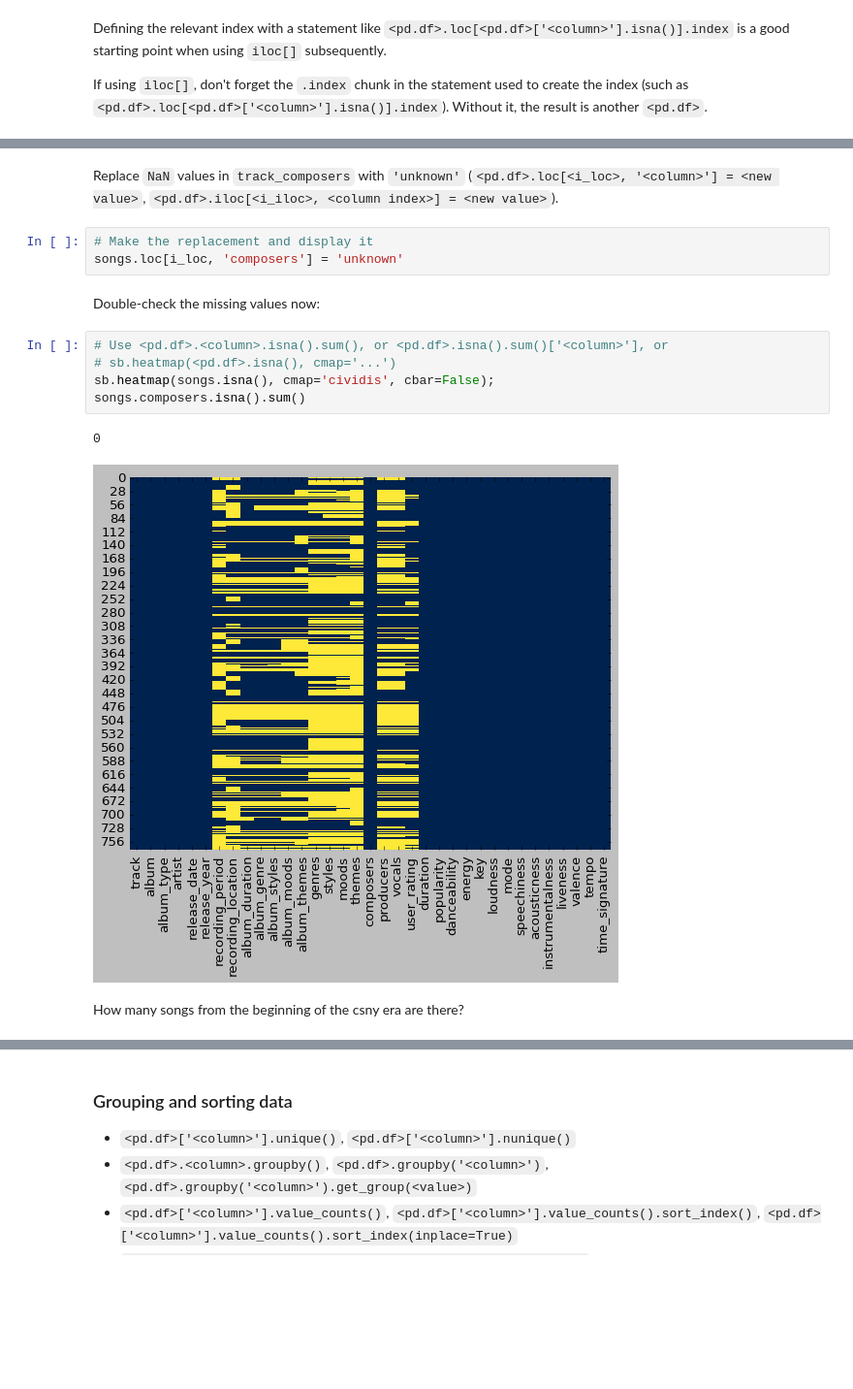
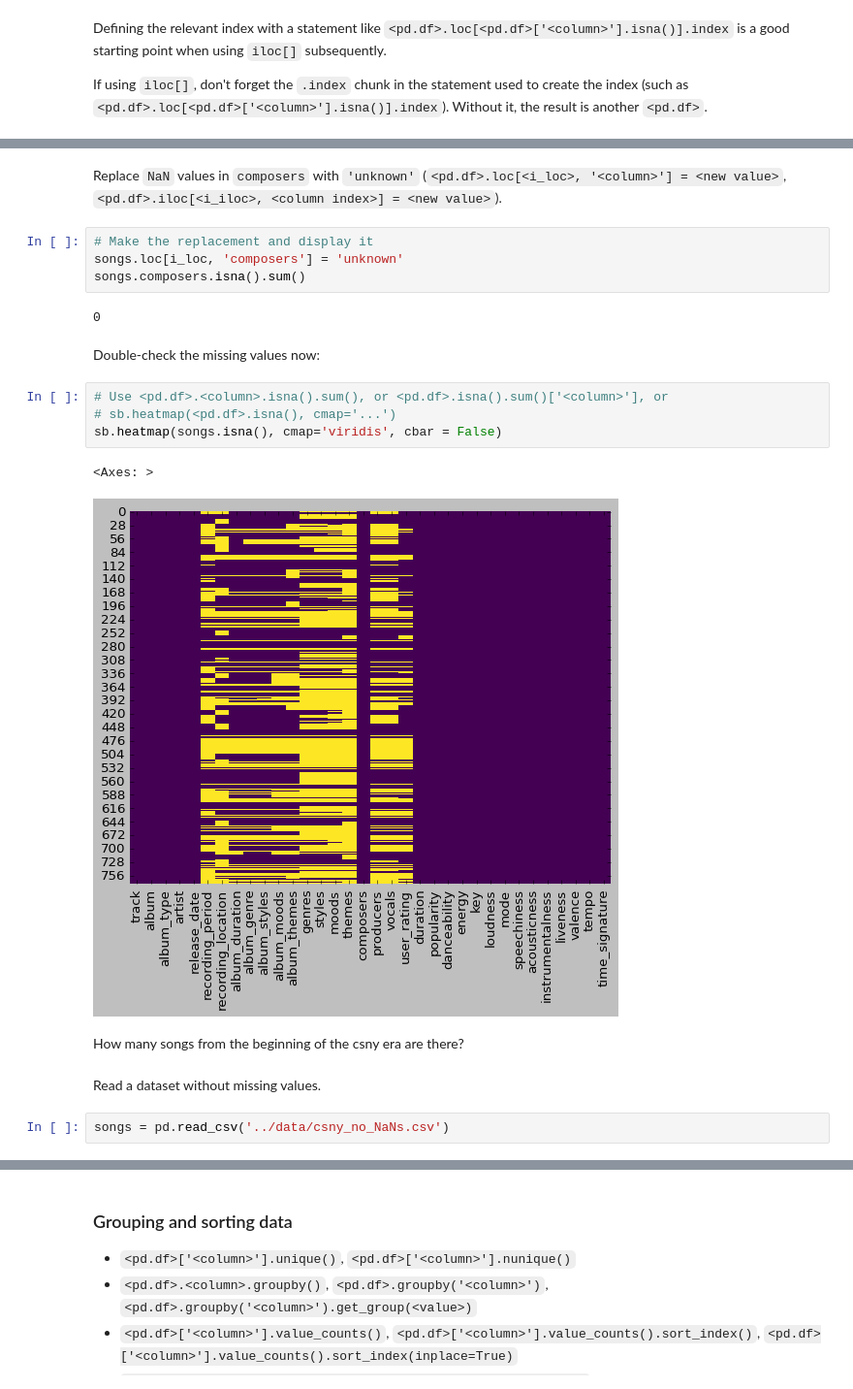
Before and after one commit to ADA-Programming/ADA_2026, a Jupyter notebook: notebooks/eda.ipynb, the cells around one changed output, grey strips where cells are left out. Shown at 97% size. Saved outputs shown, nothing was run; the diff lists cells and outputs as text; blank space fills up the shorter version.

Commit message:
data visualization

```diff
--- a/notebooks/eda.ipynb
+++ b/notebooks/eda.ipynb
@@ -671,19 +658,25 @@ songs.iloc[i_iloc, [0, 16]]
 | 773 | Take The Money And Run | NaN |
 216 rows × 2 columns
 # %% [markdown]
-Replace `NaN` values in `track_composers` with `'unknown'` (`<pd.df>.loc[<i_loc>, '<column>'] = <new value>`, `<pd.df>.iloc[<i_iloc>, <column index>] = <new value>`).
+Replace `NaN` values in `composers` with `'unknown'` (`<pd.df>.loc[<i_loc>, '<column>'] = <new value>`, `<pd.df>.iloc[<i_iloc>, <column index>] = <new value>`).
 # %%
 # Make the replacement and display it
 songs.loc[i_loc, 'composers'] = 'unknown'
+songs.composers.isna().sum()
+# %% [output]
+0
 # %% [markdown]
 Double-check the missing values now:
 # %%
 # Use <pd.df>.<column>.isna().sum(), or <pd.df>.isna().sum()['<column>'], or
 # sb.heatmap(<pd.df>.isna(), cmap='...')
-sb.heatmap(songs.isna(), cmap='cividis', cbar=False);
-songs.composers.isna().sum()
+sb.heatmap(songs.isna(), cmap='viridis', cbar = False)
 # %% [output]
-0
+<Axes: >
-[figure, old version]
+[figure, new version]
 # %% [markdown]
 How many songs from the beginning of the csny era are there?
+# %% [markdown]
+Read a dataset without missing values.
+# %%
+songs = pd.read_csv('../data/csny_no_NaNs.csv')
```
Also changed, not shown: parts of 106 cells of this notebook, 1 other file.
